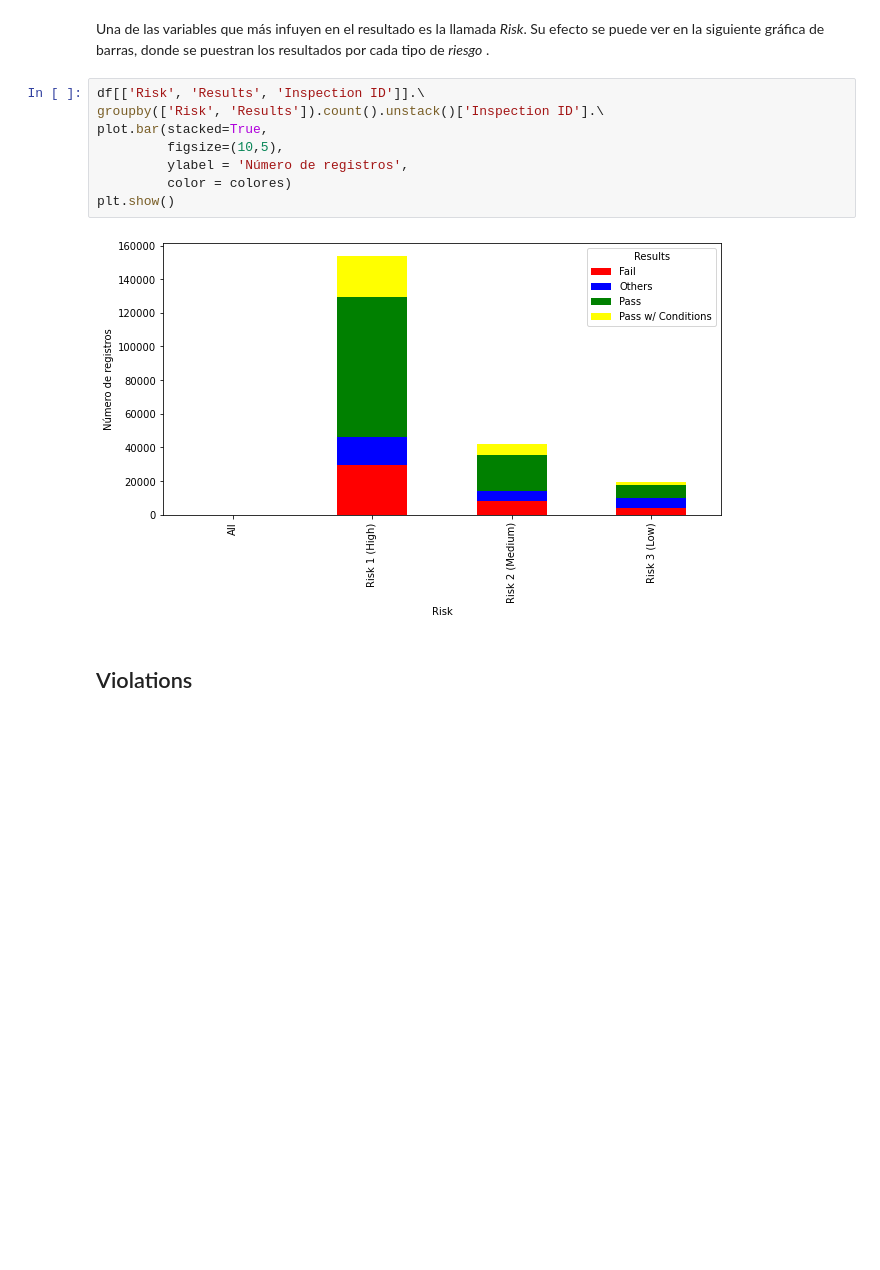
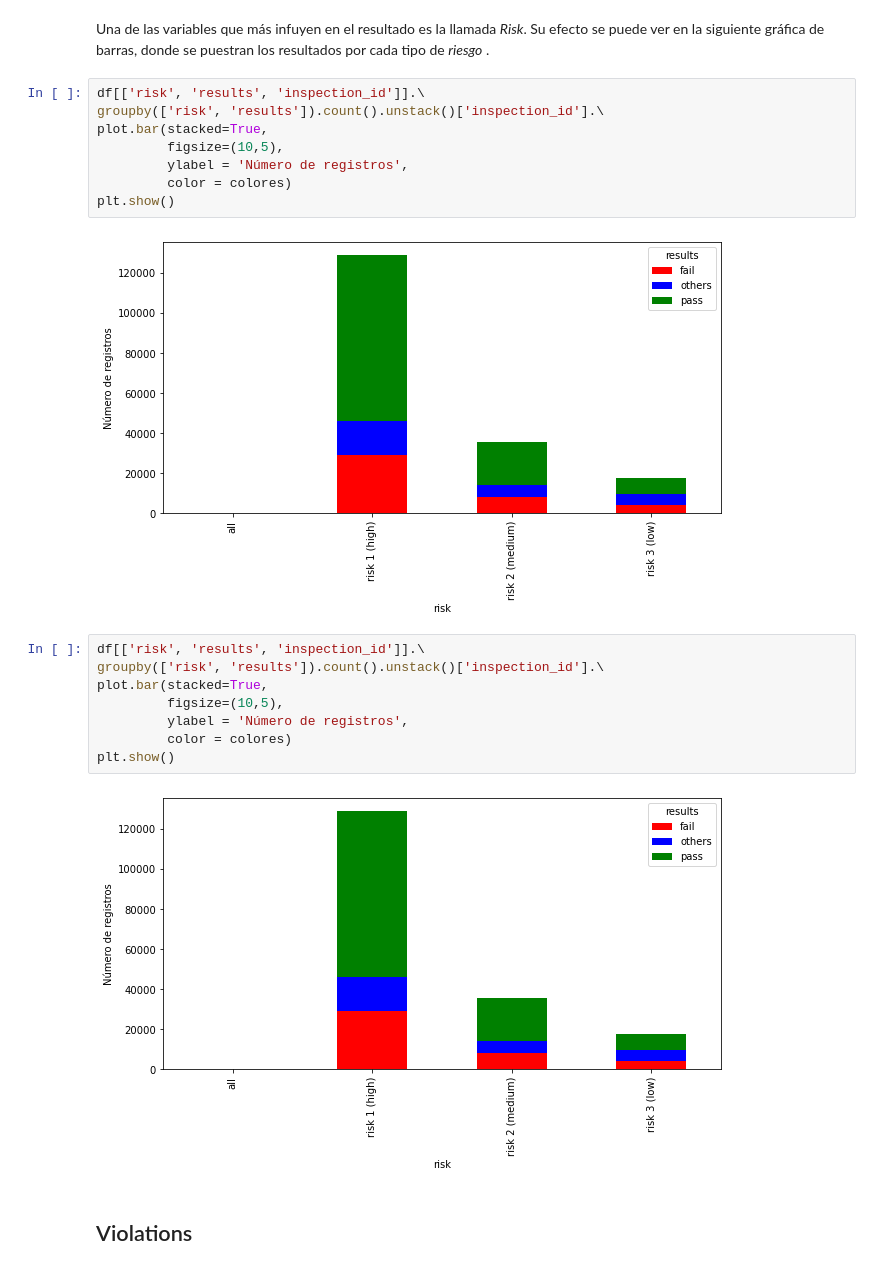
Before and after one commit to DorelyMS/data-product-architecture, a Jupyter notebook: notebooks/eda/Visualizaciones.ipynb, the cells around one changed output. Cells and saved outputs as stored; diff of their text form; blank space fills up the shorter version.

```diff
--- a/notebooks/eda/Visualizaciones.ipynb
+++ b/notebooks/eda/Visualizaciones.ipynb
@@ -61,15 +159,25 @@ colores = ['red', 'blue', 'green', 'yellow']
 # %% [markdown]
 Una de las variables que más infuyen en el resultado es la llamada *Risk*. Su efecto se puede ver en la siguiente gráfica de barras, donde se puestran los resultados por cada tipo de *riesgo* .
 # %%
-df[['Risk', 'Results', 'Inspection ID']].\
-groupby(['Risk', 'Results']).count().unstack()['Inspection ID'].\
+df[['risk', 'results', 'inspection_id']].\
+groupby(['risk', 'results']).count().unstack()['inspection_id'].\
 plot.bar(stacked=True,
          figsize=(10,5),
          ylabel = 'Número de registros',
          color = colores)
 plt.show()
 # %% [output]
-[figure, old version]
+[figure, new version]
+# %%
+df[['risk', 'results', 'inspection_id']].\
+groupby(['risk', 'results']).count().unstack()['inspection_id'].\
+plot.bar(stacked=True,
+         figsize=(10,5),
+         ylabel = 'Número de registros',
+         color = colores)
+plt.show()
+# %% [output]
+[figure, added]
 # %% [markdown]
 ## Violations
 # %% [markdown]
```
Also changed, not shown: parts of 28 cells of this notebook.
